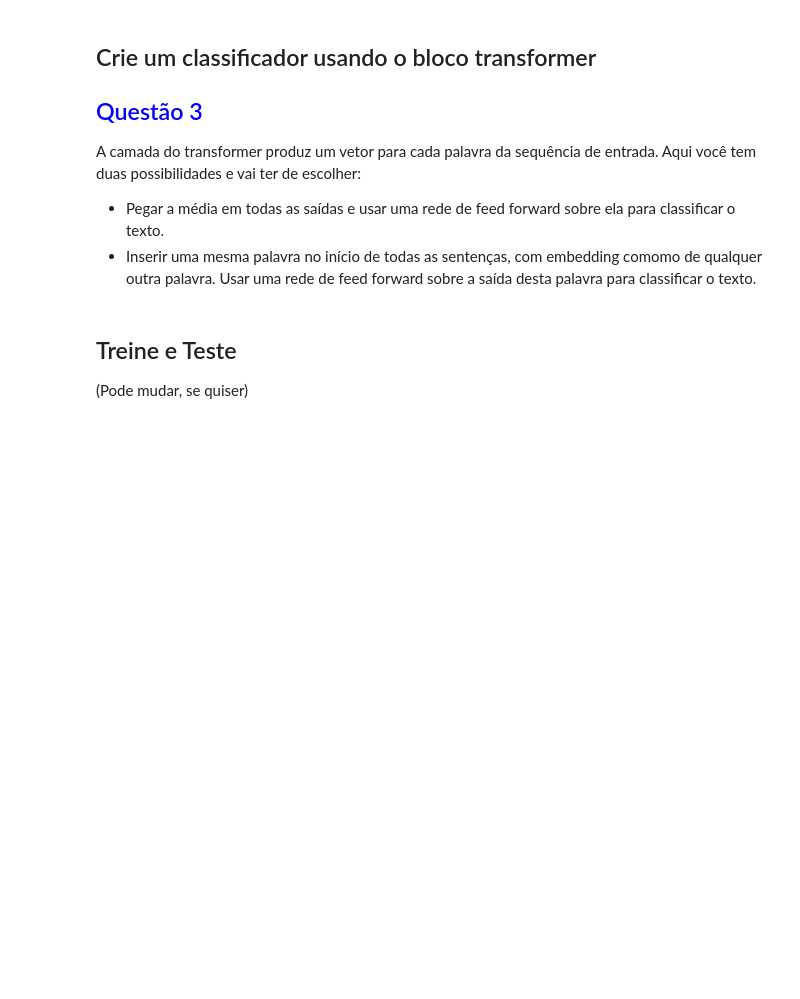
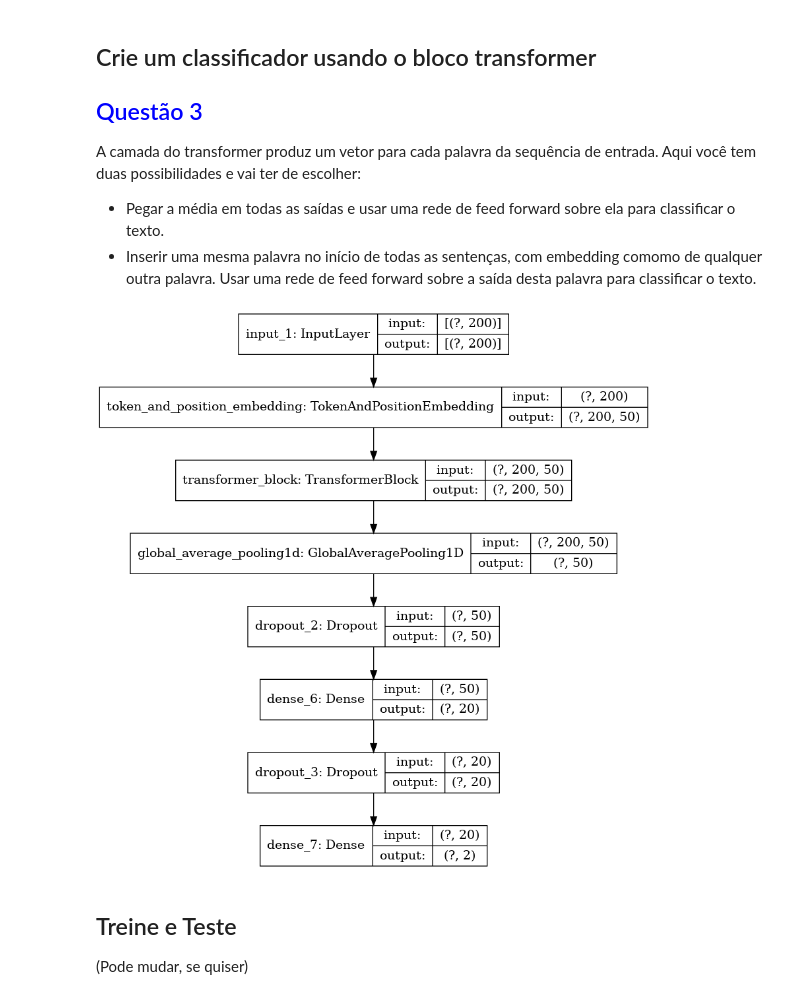
Before and after one commit to wseidel/NLPortugues, a Jupyter notebook: Semana 08/Lista 08 - Transformers-WesleySeidel.ipynb, the cells around one changed output. Cells and saved outputs as stored; diff of their text form; code cells hidden in the pictures; blank space fills up the shorter version.

```diff
--- a/Semana 08/Lista 08 - Transformers-WesleySeidel.ipynb
+++ b/Semana 08/Lista 08 - Transformers-WesleySeidel.ipynb
@@ -158 +222,5 @@ onde $pos$ é a posição, $i$ é a dimensãoe $d$ é a dimensão do embedding (
+# %%
+# Carregar o Word2Vec do NILC
+from gensim.models import KeyedVectors
+model_w2v = KeyedVectors.load_word2vec_format(NILC_W2V_DATAFILE)
 # %%
@@ -180,8 +245,0 @@ y_train =
-# %%
-vocab_size = 20000  # Only consider the top 20k words
-maxlen = 200  # Only consider the first 200 words of each movie review
-(x_train, y_train), (x_val, y_val) = keras.datasets.imdb.load_data(num_words=vocab_size)
-print(len(x_train), "Training sequences")
-print(len(x_val), "Validation sequences")
-x_train = keras.preprocessing.sequence.pad_sequences(x_train, maxlen=maxlen)
-x_val = keras.preprocessing.sequence.pad_sequences(x_val, maxlen=maxlen)
@@ -193,38 +293,32 @@ x_val = keras.preprocessing.sequence.pad_sequences(x_val, maxlen=maxlen)
 A camada do transformer produz um vetor para cada palavra da sequência de entrada.  Aqui você tem duas possibilidades e vai ter de escolher:
   - Pegar a média em todas as saídas e usar uma rede de feed forward sobre ela para classificar o texto.
   - Inserir uma mesma palavra <start> no início de todas as sentenças, com embedding comomo de qualquer outra palavra.   Usar uma rede de feed forward sobre a saída desta palavra <start>  para classificar o texto.
-# %%
-# complete 0 código abaixo
-embed_dim = 50  # tamanho do Embedding de cada token
-num_heads = 5   # N. de cabeças de atenção
-ff_dim = 32     # tamanho da camada oculta nas redes feed forward dentro do transformer
-
-inputs = layers.Input(shape = ... )
-embedding_layer = TokenAndPositionEmbedding(maxlen, vocab_size, embed_dim)
-x = embedding_layer(inputs)
-
-# ...
-outputs = #...
-
-model = keras.Model(inputs=inputs, outputs=outputs)
 # %%
+# complete 0 código abaixo
+# Movi as variaveis do modelo para uma célula na 1a questão.
 
-embed_dim = 32  # Embedding size for each token
-num_heads = 2  # Number of attention heads
-ff_dim = 32  # Hidden layer size in feed forward network inside transformer
-
+# Trecho de código extraido de
+# https://keras.io/examples/nlp/text_classification_with_transformer/#create-classifier-model-using-transformer-layer
+#
 inputs = layers.Input(shape=(maxlen,))
 embedding_layer = TokenAndPositionEmbedding(maxlen, vocab_size, embed_dim)
 x = embedding_layer(inputs)
 transformer_block = TransformerBlock(embed_dim, num_heads, ff_dim)
 x = transformer_block(x)
+# Pegando a média de todas as saídas.
+# https://www.tensorflow.org/api_docs/python/tf/keras/layers/GlobalAveragePooling1D
 x = layers.GlobalAveragePooling1D()(x)
 x = layers.Dropout(0.1)(x)
 x = layers.Dense(20, activation="relu")(x)
 x = layers.Dropout(0.1)(x)
 outputs = layers.Dense(2, activation="softmax")(x)
 
 model = keras.Model(inputs=inputs, outputs=outputs)
+
+# Desenhando a representação gráfica do modelo final
+keras.utils.plot_model(model, "model_text_classificarion_with_transformer.png", show_shapes=True)
+# %% [output]
+[figure, added]
 # %% [markdown]
 ## Treine e Teste
 
```
Also changed, not shown: parts of 12 cells of this notebook, 8 other files.
